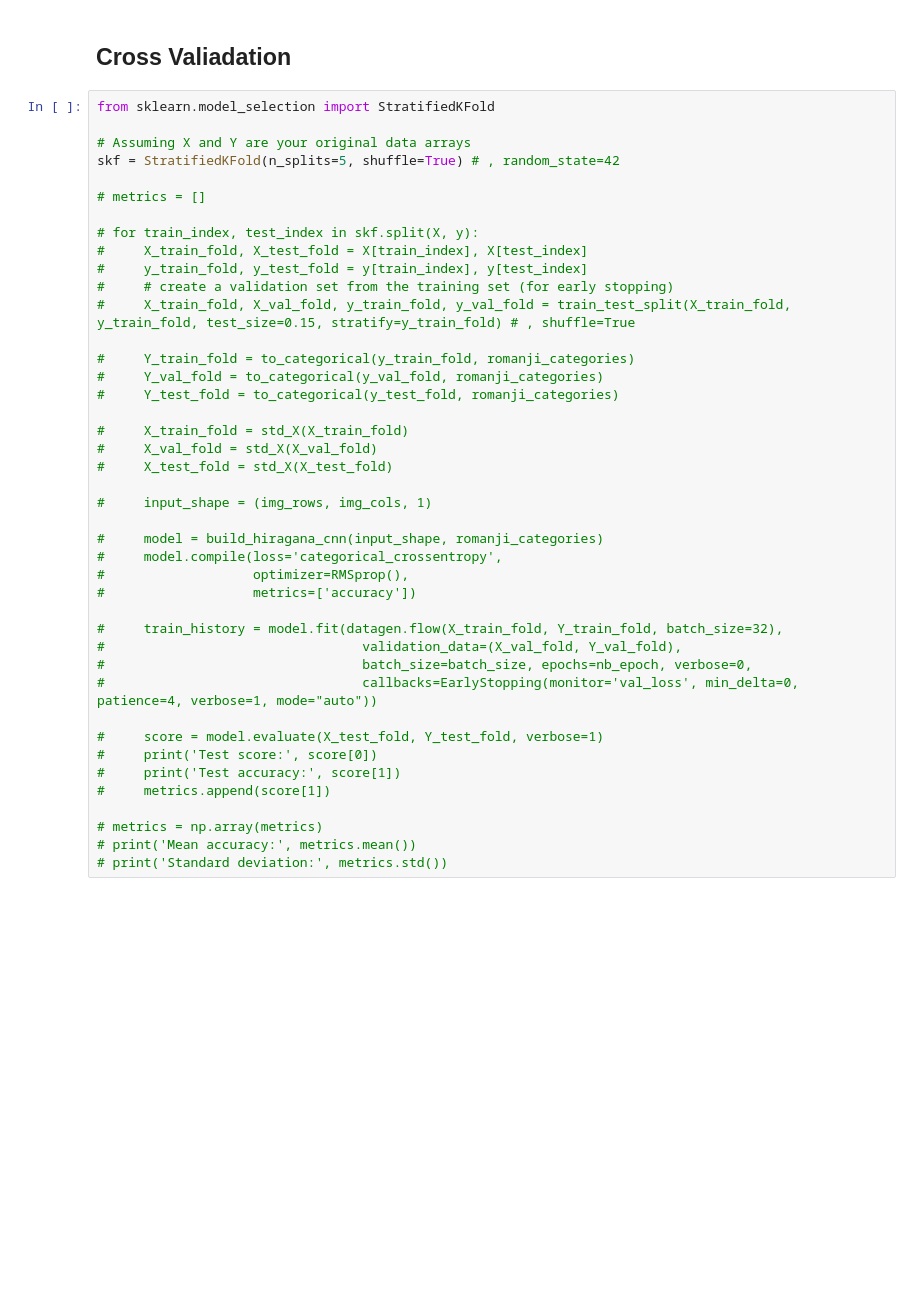
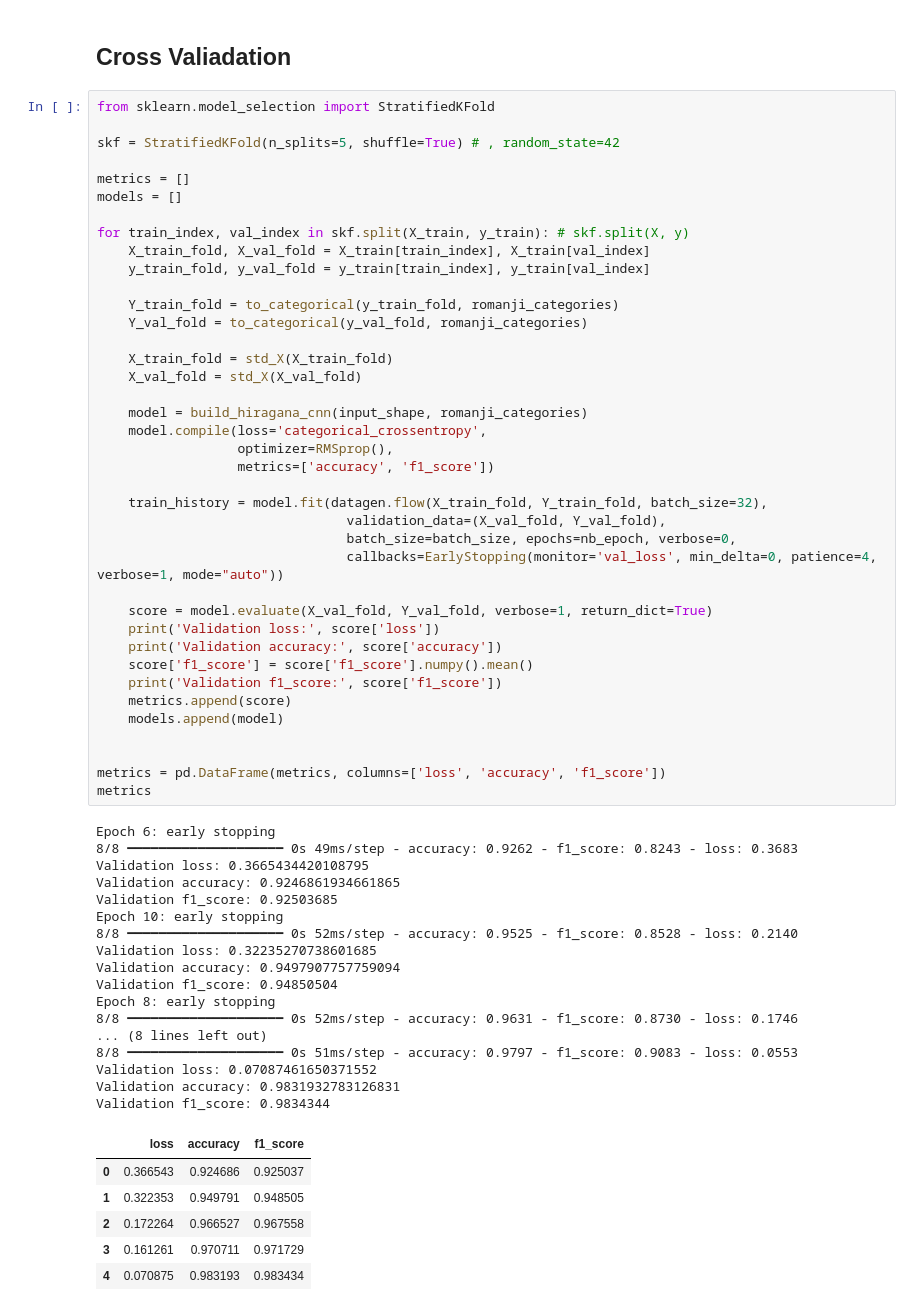
Before and after one commit to tim840818/nihongo_recognition, a Jupyter notebook: hiragana_recognition.ipynb, the cells around one changed output. Drawn from its saved outputs; the diff is of its cells as text; blank space fills up the shorter version.

```diff
--- a/hiragana_recognition.ipynb
+++ b/hiragana_recognition.ipynb
@@ -337,42 +347,63 @@ Confusion matrix, without normalization
 # %%
 from sklearn.model_selection import StratifiedKFold
 
-# Assuming X and Y are your original data arrays
 skf = StratifiedKFold(n_splits=5, shuffle=True) # , random_state=42
 
-# metrics = []
+metrics = []
+models = []
 
-# for train_index, test_index in skf.split(X, y):
-#     X_train_fold, X_test_fold = X[train_index], X[test_index]
-#     y_train_fold, y_test_fold = y[train_index], y[test_index]
-#     # create a validation set from the training set (for early stopping)
-#     X_train_fold, X_val_fold, y_train_fold, y_val_fold = train_test_split(X_train_fold, y_train_fold, test_size=0.15, stratify=y_train_fold) # , shuffle=True
+for train_index, val_index in skf.split(X_train, y_train): # skf.split(X, y)
+    X_train_fold, X_val_fold = X_train[train_index], X_train[val_index]
+    y_train_fold, y_val_fold = y_train[train_index], y_train[val_index]
 
-#     Y_train_fold = to_categorical(y_train_fold, romanji_categories)
-#     Y_val_fold = to_categorical(y_val_fold, romanji_categories)
-#     Y_test_fold = to_categorical(y_test_fold, romanji_categories)
+    Y_train_fold = to_categorical(y_train_fold, romanji_categories)
+    Y_val_fold = to_categorical(y_val_fold, romanji_categories)
 
-#     X_train_fold = std_X(X_train_fold)
-#     X_val_fold = std_X(X_val_fold)
-#     X_test_fold = std_X(X_test_fold)
+    X_train_fold = std_X(X_train_fold)
+    X_val_fold = std_X(X_val_fold)
 
-#     input_shape = (img_rows, img_cols, 1)
+    model = build_hiragana_cnn(input_shape, romanji_categories)
+    model.compile(loss='categorical_crossentropy',
+                  optimizer=RMSprop(),
+                  metrics=['accuracy', 'f1_score'])
 
-#     model = build_hiragana_cnn(input_shape, romanji_categories)
-#     model.compile(loss='categorical_crossentropy',
-#                   optimizer=RMSprop(),
-#                   metrics=['accuracy'])
+    train_history = model.fit(datagen.flow(X_train_fold, Y_train_fold, batch_size=32),
+                                validation_data=(X_val_fold, Y_val_fold),
+                                batch_size=batch_size, epochs=nb_epoch, verbose=0,
+                                callbacks=EarlyStopping(monitor='val_loss', min_delta=0, patience=4, verbose=1, mode="auto"))
 
-#     train_history = model.fit(datagen.flow(X_train_fold, Y_train_fold, batch_size=32),
-#                                 validation_data=(X_val_fold, Y_val_fold),
-#                                 batch_size=batch_size, epochs=nb_epoch, verbose=0,
-#                                 callbacks=EarlyStopping(monitor='val_loss', min_delta=0, patience=4, verbose=1, mode="auto"))
+    score = model.evaluate(X_val_fold, Y_val_fold, verbose=1, return_dict=True)
+    print('Validation loss:', score['loss'])
+    print('Validation accuracy:', score['accuracy'])
+    score['f1_score'] = score['f1_score'].numpy().mean()
+    print('Validation f1_score:', score['f1_score'])
+    metrics.append(score)
+    models.append(model)
 
-#     score = model.evaluate(X_test_fold, Y_test_fold, verbose=1)
-#     print('Test score:', score[0])
-#     print('Test accuracy:', score[1])
-#     metrics.append(score[1])
 
-# metrics = np.array(metrics)
-# print('Mean accuracy:', metrics.mean())
-# print('Standard deviation:', metrics.std())
+metrics = pd.DataFrame(metrics, columns=['loss', 'accuracy', 'f1_score'])
+metrics
+# %% [output]
+Epoch 6: early stopping
+8/8 ━━━━━━━━━━━━━━━━━━━━ 0s 49ms/step - accuracy: 0.9262 - f1_score: 0.8243 - loss: 0.3683
+Validation loss: 0.3665434420108795
+Validation accuracy: 0.9246861934661865
+Validation f1_score: 0.92503685
+Epoch 10: early stopping
+8/8 ━━━━━━━━━━━━━━━━━━━━ 0s 52ms/step - accuracy: 0.9525 - f1_score: 0.8528 - loss: 0.2140
+Validation loss: 0.32235270738601685
+Validation accuracy: 0.9497907757759094
+Validation f1_score: 0.94850504
+Epoch 8: early stopping
+8/8 ━━━━━━━━━━━━━━━━━━━━ 0s 52ms/step - accuracy: 0.9631 - f1_score: 0.8730 - loss: 0.1746
+... (8 lines left out)
+8/8 ━━━━━━━━━━━━━━━━━━━━ 0s 51ms/step - accuracy: 0.9797 - f1_score: 0.9083 - loss: 0.0553
+Validation loss: 0.07087461650371552
+Validation accuracy: 0.9831932783126831
+Validation f1_score: 0.9834344
+|  | loss | accuracy | f1_score |
+| 0 | 0.366543 | 0.924686 | 0.925037 |
+| 1 | 0.322353 | 0.949791 | 0.948505 |
+| 2 | 0.172264 | 0.966527 | 0.967558 |
+| 3 | 0.161261 | 0.970711 | 0.971729 |
+| 4 | 0.070875 | 0.983193 | 0.983434 |
```
Also changed, not shown: parts of 42 cells of this notebook, 4 other files.
